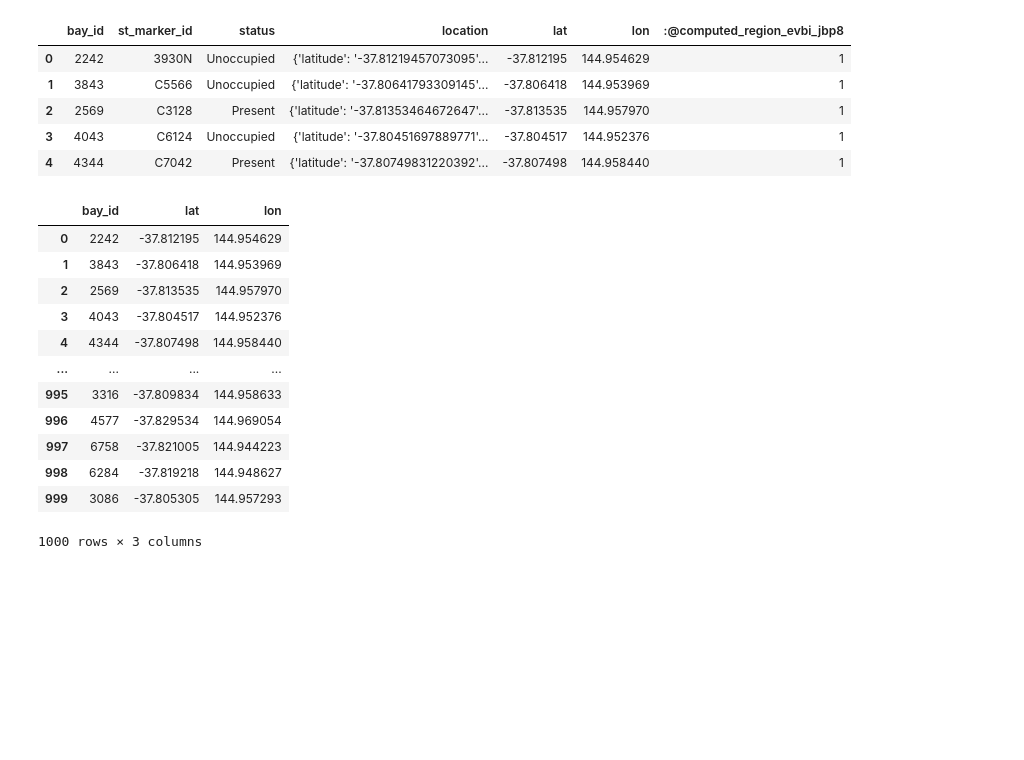
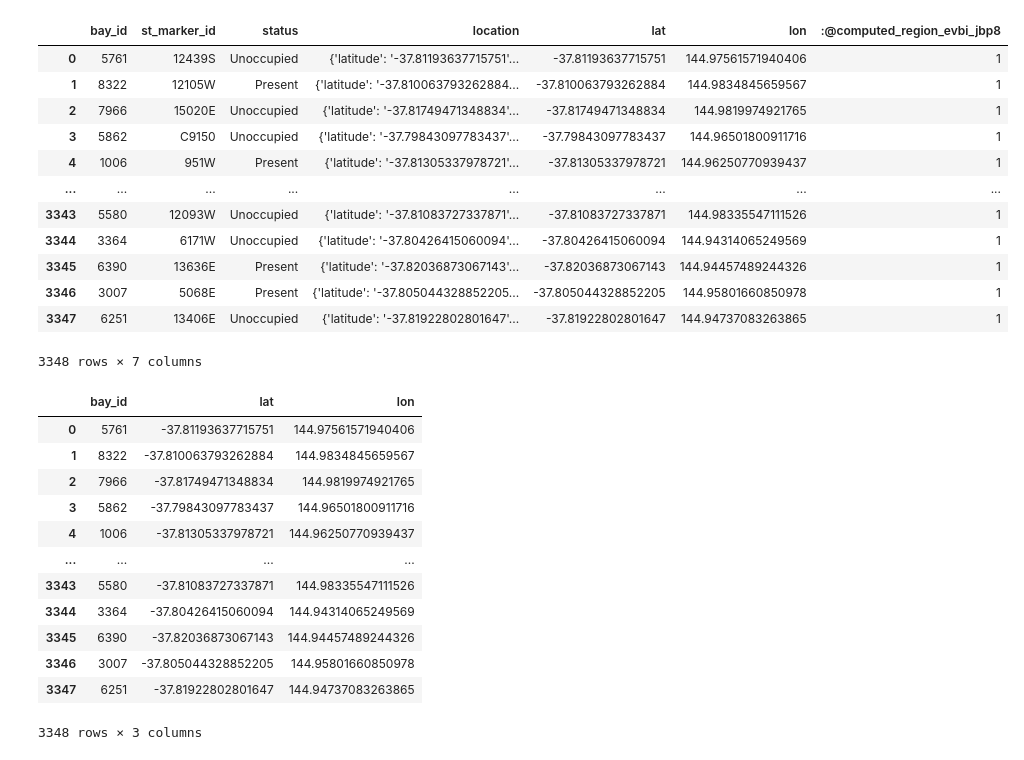
Before and after one commit to Rishi0406/project_2, a Jupyter notebook: Data/parking_bay.ipynb, the cells around one changed output. Saved outputs shown, nothing was run; the diff lists cells and outputs as text; code cells hidden in the pictures; blank space fills up the shorter version.

```diff
--- a/Data/parking_bay.ipynb
+++ b/Data/parking_bay.ipynb
@@ -85,0 +87,8 @@ live_df
+# %%
+client = Socrata("data.melbourne.vic.gov.au", None)
+# First 2000 results, returned as JSON from API / converted to Python list of
+# dictionaries by sodapy.
+results = client.get("vh2v-4nfs", limit=50000)
+# Convert to pandas DataFrame
+live_df = pd.DataFrame.from_records(results)
+live_df
@@ -86,27 +110,34 @@ live_df
 # %%
 live_df.drop_duplicates("bay_id", inplace=True)
-live_df.head()
+live_df
 # %% [output]
 |  | bay_id | st_marker_id | status | location | lat | lon | :@computed_region_evbi_jbp8 |
-| 0 | 2242 | 3930N | Unoccupied | {'latitude': '-37.81219457073095'... | -37.812195 | 144.954629 | 1 |
-| 1 | 3843 | C5566 | Unoccupied | {'latitude': '-37.80641793309145'... | -37.806418 | 144.953969 | 1 |
-| 2 | 2569 | C3128 | Present | {'latitude': '-37.81353464672647'... | -37.813535 | 144.957970 | 1 |
-| 3 | 4043 | C6124 | Unoccupied | {'latitude': '-37.80451697889771'... | -37.804517 | 144.952376 | 1 |
-| 4 | 4344 | C7042 | Present | {'latitude': '-37.80749831220392'... | -37.807498 | 144.958440 | 1 |
+| 0 | 5761 | 12439S | Unoccupied | {'latitude': '-37.81193637715751'... | -37.81193637715751 | 144.97561571940406 | 1 |
+| 1 | 8322 | 12105W | Present | {'latitude': '-37.810063793262884... | -37.810063793262884 | 144.9834845659567 | 1 |
+| 2 | 7966 | 15020E | Unoccupied | {'latitude': '-37.81749471348834'... | -37.81749471348834 | 144.9819974921765 | 1 |
+| 3 | 5862 | C9150 | Unoccupied | {'latitude': '-37.79843097783437'... | -37.79843097783437 | 144.96501800911716 | 1 |
+| 4 | 1006 | 951W | Present | {'latitude': '-37.81305337978721'... | -37.81305337978721 | 144.96250770939437 | 1 |
+| ... | ... | ... | ... | ... | ... | ... | ... |
+| 3343 | 5580 | 12093W | Unoccupied | {'latitude': '-37.81083727337871'... | -37.81083727337871 | 144.98335547111526 | 1 |
+| 3344 | 3364 | 6171W | Unoccupied | {'latitude': '-37.80426415060094'... | -37.80426415060094 | 144.94314065249569 | 1 |
+| 3345 | 6390 | 13636E | Present | {'latitude': '-37.82036873067143'... | -37.82036873067143 | 144.94457489244326 | 1 |
+| 3346 | 3007 | 5068E | Present | {'latitude': '-37.805044328852205... | -37.805044328852205 | 144.95801660850978 | 1 |
+| 3347 | 6251 | 13406E | Unoccupied | {'latitude': '-37.81922802801647'... | -37.81922802801647 | 144.94737083263865 | 1 |
+3348 rows × 7 columns
 # %%
 new_df = live_df[["bay_id", "lat", "lon"]]
 new_df
 # %% [output]
 |  | bay_id | lat | lon |
-| 0 | 2242 | -37.812195 | 144.954629 |
-| 1 | 3843 | -37.806418 | 144.953969 |
-| 2 | 2569 | -37.813535 | 144.957970 |
-| 3 | 4043 | -37.804517 | 144.952376 |
-| 4 | 4344 | -37.807498 | 144.958440 |
+| 0 | 5761 | -37.81193637715751 | 144.97561571940406 |
+| 1 | 8322 | -37.810063793262884 | 144.9834845659567 |
+| 2 | 7966 | -37.81749471348834 | 144.9819974921765 |
+| 3 | 5862 | -37.79843097783437 | 144.96501800911716 |
+| 4 | 1006 | -37.81305337978721 | 144.96250770939437 |
 | ... | ... | ... | ... |
-| 995 | 3316 | -37.809834 | 144.958633 |
-| 996 | 4577 | -37.829534 | 144.969054 |
-| 997 | 6758 | -37.821005 | 144.944223 |
-| 998 | 6284 | -37.819218 | 144.948627 |
-| 999 | 3086 | -37.805305 | 144.957293 |
+| 3343 | 5580 | -37.81083727337871 | 144.98335547111526 |
+| 3344 | 3364 | -37.80426415060094 | 144.94314065249569 |
+| 3345 | 6390 | -37.82036873067143 | 144.94457489244326 |
+| 3346 | 3007 | -37.805044328852205 | 144.95801660850978 |
+| 3347 | 6251 | -37.81922802801647 | 144.94737083263865 |
-1000 rows × 3 columns
+3348 rows × 3 columns
```
Also changed, not shown: parts of 20 cells of this notebook, 4 other files.
